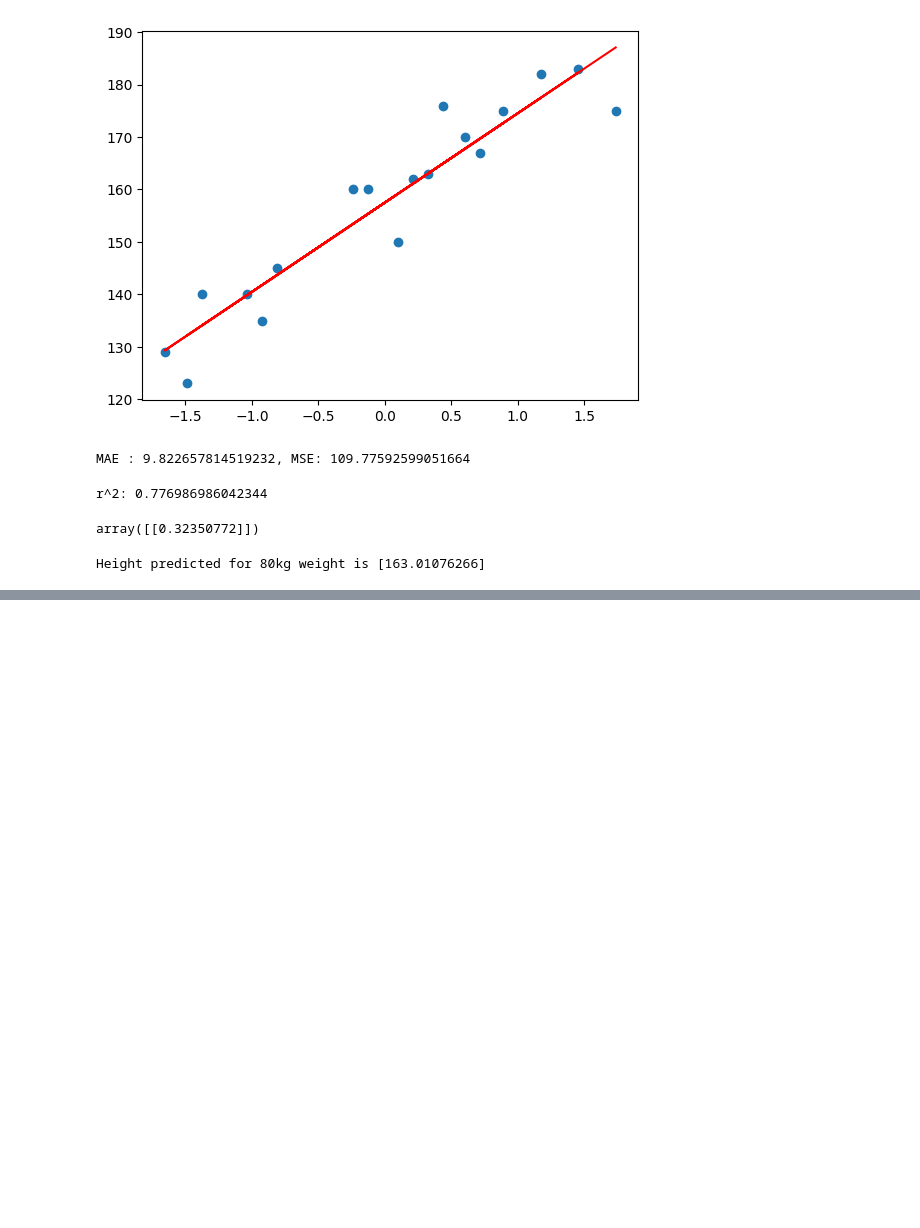
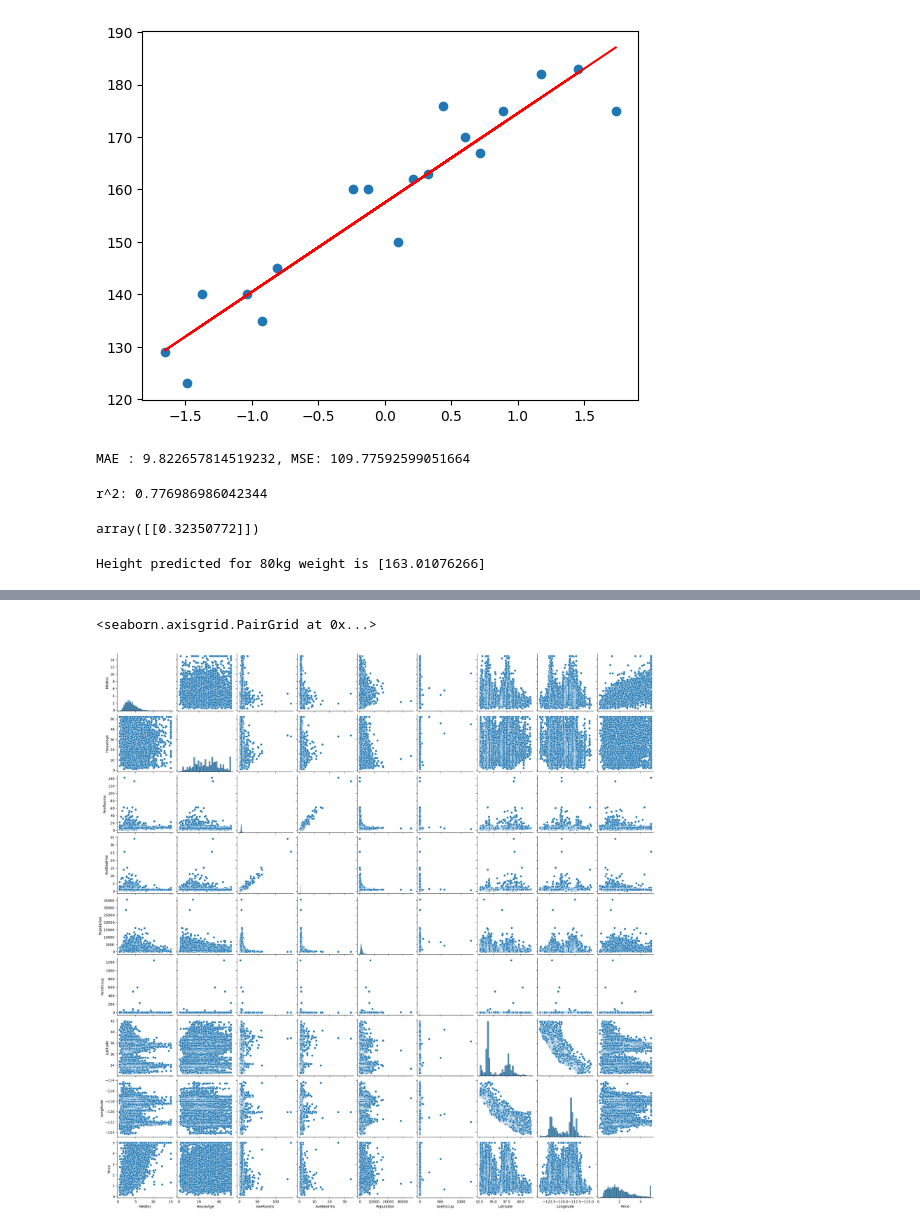
Before and after one commit to ak-pydev/python_practice, a Jupyter notebook: machine-learning/Regression/regression.ipynb, the cells around one changed output, grey strips where cells are left out. Cells and saved outputs as stored; diff of their text form; code cells hidden in the pictures; blank space fills up the shorter version.

```diff
--- a/machine-learning/Regression/regression.ipynb
+++ b/machine-learning/Regression/regression.ipynb
@@ -83,0 +89,2 @@ Height predicted for 80kg weight is [163.01076266]
+# %%
+housing_df = fetch_california_housing()
@@ -83,0 +135,4 @@ Height predicted for 80kg weight is [163.01076266]
+# %%
+# preparing dataframe
+
+df = pd.DataFrame(housing_df.data,columns = housing_df.feature_names)
@@ -83,0 +148,2 @@ Height predicted for 80kg weight is [163.01076266]
+# %%
+df['Price']= housing_df.target
@@ -83,0 +181,5 @@ Height predicted for 80kg weight is [163.01076266]
+# %%
+sns.pairplot(df)
+# %% [output]
+<seaborn.axisgrid.PairGrid at 0x...>
+[figure, added]
```
Also changed, not shown: parts of 25 cells of this notebook, 1 other file.
